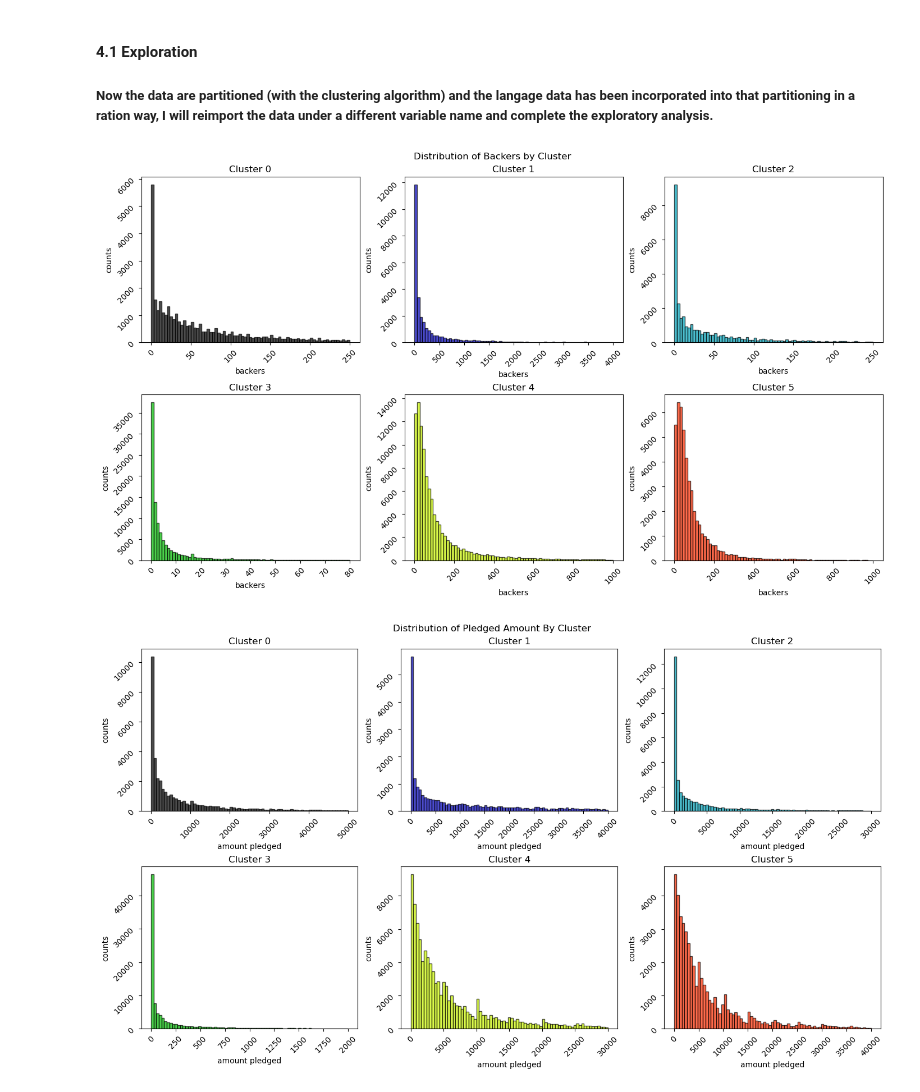
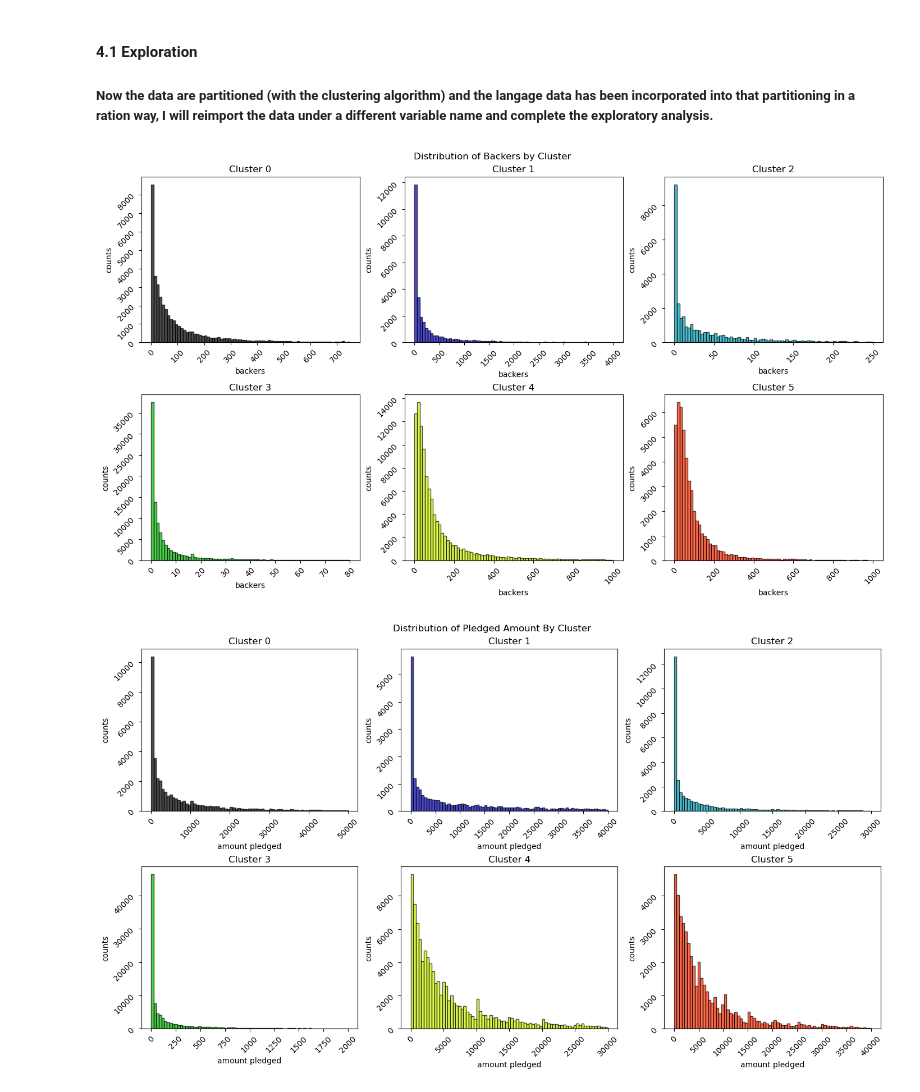
Before and after one commit to jtmartineau/kickstarter-analysis, a Jupyter notebook: WebRobots_KickstarterData/all-kickstarter-analysis.ipynb, the cells around one changed output. Cells and saved outputs as stored; diff of their text form; code cells hidden in the pictures.

```diff
--- a/WebRobots_KickstarterData/all-kickstarter-analysis.ipynb
+++ b/WebRobots_KickstarterData/all-kickstarter-analysis.ipynb
@@ -478,20 +478,20 @@ df_analysis = pd.read_csv('./analysis_ready_6_cluster_data.csv')
 # %%
 fig, ((ax0, ax1, ax2), (ax3, ax4, ax5)) = plt.subplots(nrows = 2, ncols = 3, figsize = (14, 8), layout = 'constrained')
 fig.suptitle("Distribution of Backers by Cluster")
 
-backer_x_lims = [250, 4000, 250, 80, 1000, 1000]
+backer_x_lims = [750, 4000, 250, 80, 1000, 1000]
 backer_y_lims = [6e3, 1.25e4, 1e4, 4.5e4, 1.5e4, 7e3]
 for index, ax in enumerate((ax0, ax1, ax2, ax3, ax4, ax5)):
     hist_data = df_6_clusters.loc[df_6_clusters['labels_6_clusters'] == index , :]
     hist_data = hist_data.loc[hist_data['backers_count'] <= backer_x_lims[index], 'backers_count'].values
     ax.tick_params(rotation = 45)
     ax.set_title('Cluster {}'.format(index))
     ax.set_xlabel('backers')
     ax.set_ylabel('counts')
     color = cm.nipy_spectral(float(index/len(backer_x_lims)))
     ax.hist(hist_data, 75, facecolor = color, edgecolor = 'k', alpha = 0.7)
 # %% [output]
-[figure, old version]
+[figure, new version]
 # %%
 fig, ((ax0, ax1, ax2), (ax3, ax4, ax5)) = plt.subplots(nrows = 2, ncols = 3, figsize = (14, 8), layout = 'constrained')
 fig.suptitle("Distribution of Pledged Amount By Cluster")
```
Also changed, not shown: parts of 3 cells of this notebook, 1 other file.
